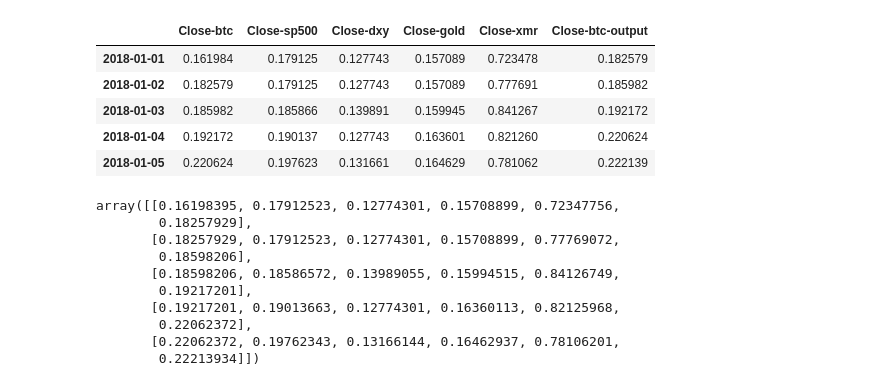
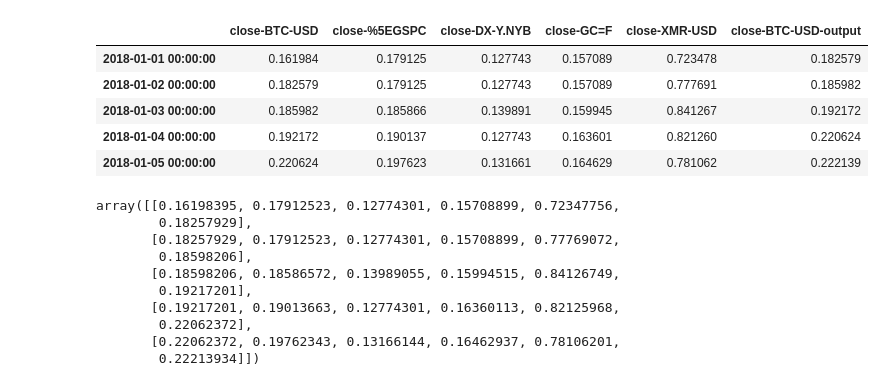
Before and after one commit to A125X/Stock-Prices-Analysis-And-Prediction, a Jupyter notebook: art.ipynb, the cells around one changed output. Drawn from its saved outputs; the diff is of its cells as text; code cells hidden in the pictures.

```diff
--- a/art.ipynb
+++ b/art.ipynb
@@ -6,3 +3,14 @@ epochs = 10
+# %%
+max_trials = 10
+epochs = 10
+tickers = ["BTC-USD", "%5EGSPC", "DX-Y.NYB", "GC=F", "XMR-USD"]
+
+#Enter info regarding model
+
+num_inputs=len(tickers)
+look_back = 60
+forward_days = 1
+num_periods = 20
 # %%
 import numpy as np
 import pandas as pd
@@ -49,9 +48,13 @@ num_periods = 20
 today = datetime.today().strftime('%Y-%m-%d')
 idx = pd.date_range('2018-01-01', today)
 
-df_A = yf.download("BTC-USD", start="2018-01-01", end=today)["Close"]
-df_A = df_A.reindex(idx, fill_value=0, method="nearest")
+timeseries = pd.DataFrame()
 
-plt.plot(df_A)
+for item in tickers:
+    df = yf.download(item, start="2018-01-01", end=today)["Close"]
+    df = df.reindex(idx, fill_value=0, method="nearest")
+    timeseries = pd.concat([timeseries, df], axis=1)
+    plt.plot(df)
+    plt.show()
 # %% [output]
 [*********************100%***********************]  1 of 1 completed
@@ -100,5 +69,0 @@ plt.plot(df_E)
-# %%
-timeseries = pd.concat([df_A, df_B, df_C, df_D, df_E], axis=1)
-
-timeseries.columns=(["Close-btc", "Close-sp500", "Close-dxy", "Close-gold", "Close-xmr"])
-timeseries
@@ -118,0 +70,3 @@ timeseries
+# %%
+timeseries.columns=(["close-" + n for n in tickers])
+timeseries
@@ -119,25 +87,21 @@ timeseries
 # %%
 scaler = MinMaxScaler()
 
-timeseries[
-    ["Close-btc", "Close-sp500", "Close-dxy", "Close-gold", "Close-xmr"]
-    ] = scaler.fit_transform(timeseries[
-        ["Close-btc", "Close-sp500", "Close-dxy", "Close-gold", "Close-xmr"]
-        ])
+timeseries[["close-" + n for n in tickers]] = scaler.fit_transform(timeseries[["close-" + n for n in tickers]])
 
-timeseries["Close-btc-output"] = timeseries["Close-btc"].shift(-1)
+timeseries["close-BTC-USD-output"] = timeseries["close-BTC-USD"].shift(-1)
 timeseries.drop(timeseries.tail(1).index, inplace=True)
 
 array = timeseries.values
 
 timeseries.head()
 # %% [output]
-|  | Close-btc | Close-sp500 | Close-dxy | Close-gold | Close-xmr | Close-btc-output |
-| 2018-01-01 | 0.161984 | 0.179125 | 0.127743 | 0.157089 | 0.723478 | 0.182579 |
-| 2018-01-02 | 0.182579 | 0.179125 | 0.127743 | 0.157089 | 0.777691 | 0.185982 |
-| 2018-01-03 | 0.185982 | 0.185866 | 0.139891 | 0.159945 | 0.841267 | 0.192172 |
-| 2018-01-04 | 0.192172 | 0.190137 | 0.127743 | 0.163601 | 0.821260 | 0.220624 |
-| 2018-01-05 | 0.220624 | 0.197623 | 0.131661 | 0.164629 | 0.781062 | 0.222139 |
+|  | close-BTC-USD | close-%5EGSPC | close-DX-Y.NYB | close-GC=F | close-XMR-USD | close-BTC-USD-output |
+| 2018-01-01 00:00:00 | 0.161984 | 0.179125 | 0.127743 | 0.157089 | 0.723478 | 0.182579 |
+| 2018-01-02 00:00:00 | 0.182579 | 0.179125 | 0.127743 | 0.157089 | 0.777691 | 0.185982 |
+| 2018-01-03 00:00:00 | 0.185982 | 0.185866 | 0.139891 | 0.159945 | 0.841267 | 0.192172 |
+| 2018-01-04 00:00:00 | 0.192172 | 0.190137 | 0.127743 | 0.163601 | 0.821260 | 0.220624 |
+| 2018-01-05 00:00:00 | 0.220624 | 0.197623 | 0.131661 | 0.164629 | 0.781062 | 0.222139 |
 # %%
 array[:5]
 # %% [output]
```
Also changed, not shown: parts of 19 cells of this notebook, 32 other files.
